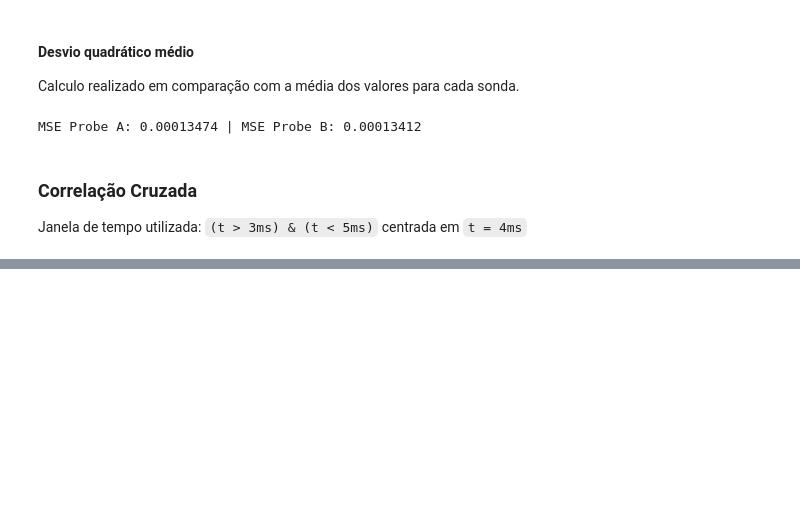
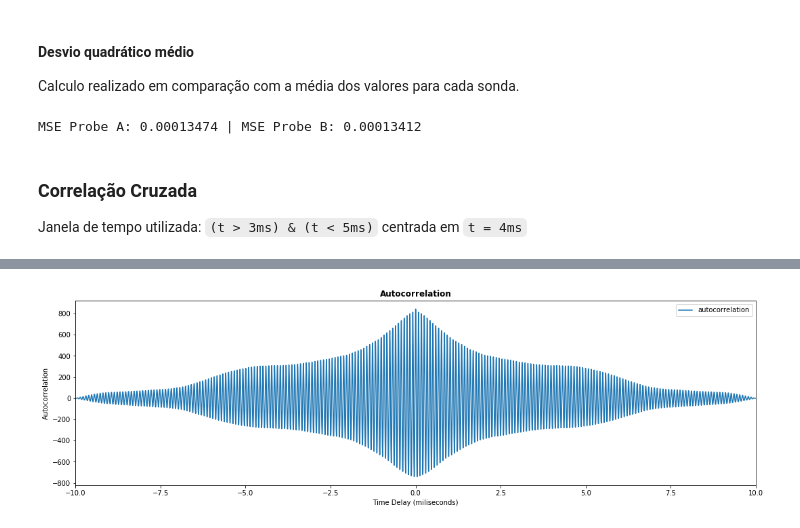
Before and after one commit to mbranbilla/plasma-physics, a Jupyter notebook: directed_study.ipynb, the cells around one changed output, grey strips where cells are left out. Cells and saved outputs as stored; diff of their text form; code cells hidden in the pictures; blank space fills up the shorter version.

```diff
--- a/directed_study.ipynb
+++ b/directed_study.ipynb
@@ -120,0 +196,18 @@ Janela de tempo utilizada: `(t > 3ms) & (t < 5ms)` centrada em `t = 4ms`
+# %%
+autocorrelation = correlate(
+    cr_dataset['probe_a'].values,
+    cr_dataset['probe_a'].values,
+    mode='full'
+)
+autocorrelation = pd.DataFrame(
+    {'x':np.arange(-9.996, 10, 0.004), 'autocorrelation': autocorrelation}
+)
+# %%
+plt.rcParams["figure.figsize"] = (18,5)
+autocorrelation.plot(x='x', y='autocorrelation')
+plt.title("Autocorrelation", fontweight='bold')
+plt.xlabel("Time Delay (miliseconds)")
+plt.ylabel("Autocorrelation")
+plt.savefig('report/images/tcabr_probe_a_a_autocorrelation_full', bbox_inches='tight')
+# %% [output]
+[figure, added]
```
Also changed, not shown: parts of 35 cells of this notebook.
